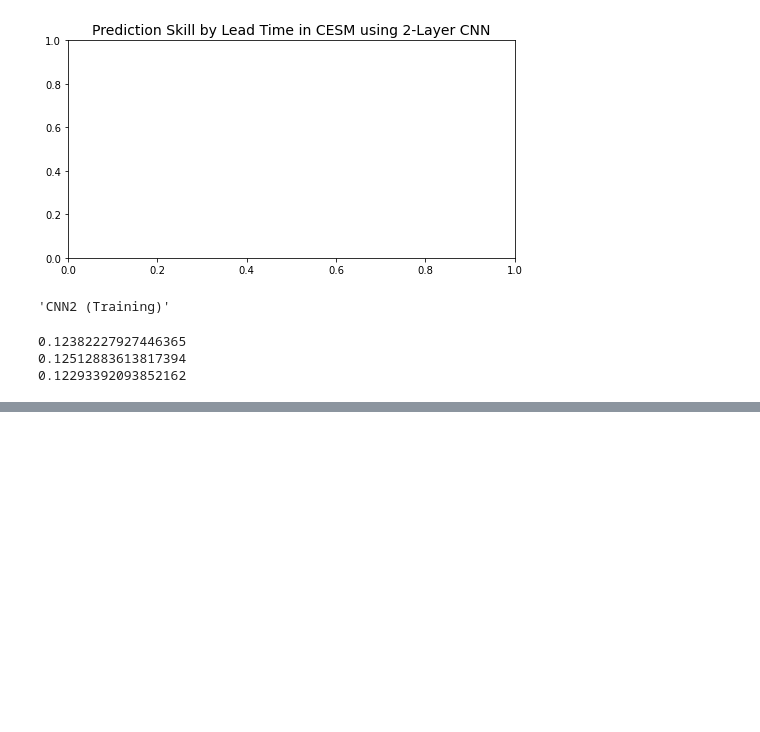
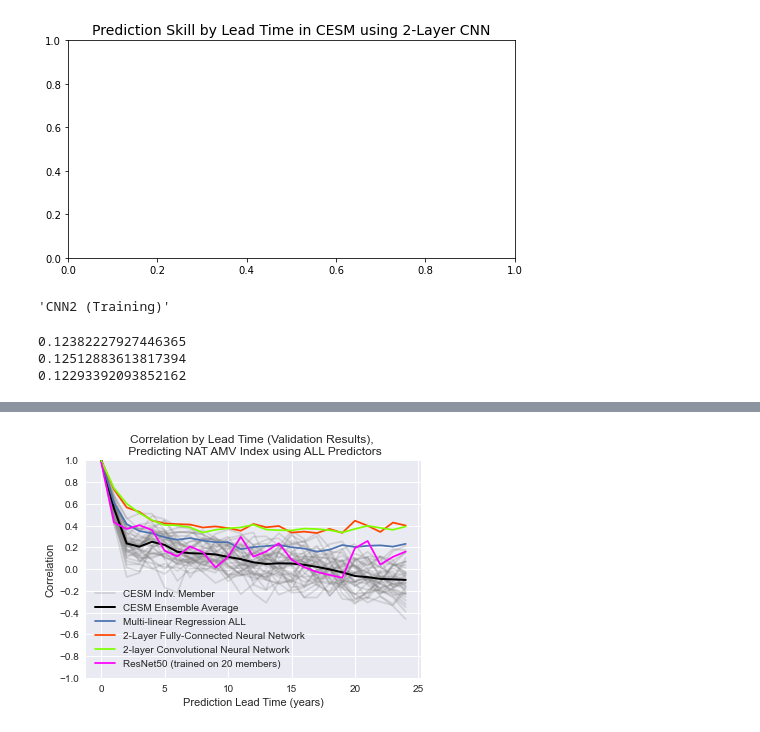
Before and after one commit to glennliu265/predict_amv, a Jupyter notebook: Analysis/plot_leadtime_network_comparisons.ipynb, the cells around one changed output, grey strips where cells are left out. Drawn from its saved outputs; the diff is of its cells as text; code cells hidden in the pictures; blank space fills up the shorter version.

```diff
--- a/Analysis/plot_leadtime_network_comparisons.ipynb
+++ b/Analysis/plot_leadtime_network_comparisons.ipynb
@@ -391,3 +412,20 @@ for i in range(len(test_losses)):
 0.12382227927446365
 0.12512883613817394
 0.12293392093852162
+# %%
+# Load Resnet Results
+
+path = '../../CESM_data/resnet50_results/'
+leads = np.arange(0,25,1)
+fnames = os.listdir(path)
+fnames.sort()
+fnames
+
+rcorr_grid_test = []
+rcorr_grid_train = []
+
+for fname in fnames:
+    f = np.load(path+fname)
+    rcorr_grid_test.append( f['test_corr'] )
+    rcorr_grid_train.append( f['train_corr'] )
+    print("loaded %s"%(path+fname))
@@ -393,0 +453,23 @@ for i in range(len(test_losses)):
+# %%
+# Make quick comparison plot between the different methods
+nvars = 3
+
+fig,ax = plt.subplots(1,1,figsize=(6,4))
+plt.style.use('seaborn')
+
+r  = 0
+ax = plot_corrleadtime(test_corrs[r],nvars,sst_auto,slongname[r],"%s"%(slongname[r]),ax=ax)
+
+r = 1
+ax.plot(test_corrs[r][nvars,:],label=slongname[r],color='orangered')
+
+r = 2
+ax.plot(test_corrs[r][nvars,:],label=slongname[r],color='chartreuse')
+
+ax.plot(rcorr_grid_test,label='ResNet50 (trained on 20 members)',color='magenta')
+
+ax.legend()
+ax.set_title("Correlation by Lead Time (Validation Results), \n Predicting NAT AMV Index using ALL Predictors")
+plt.savefig("%sResNet50_Comparison_Validate.png"%outpath,dpi=200)
+# %% [output]
+[figure, added]
```
Also changed, not shown: parts of 11 cells of this notebook.
